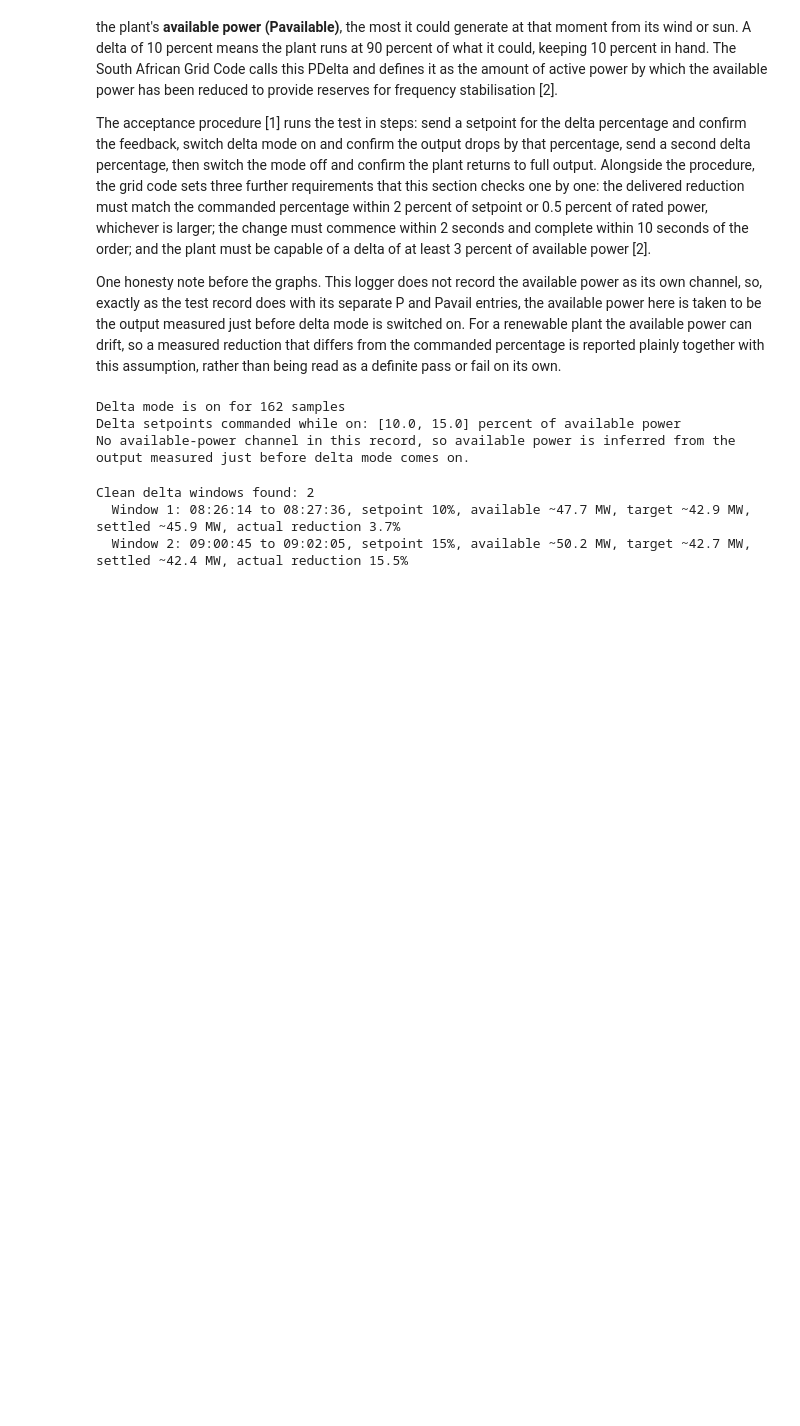
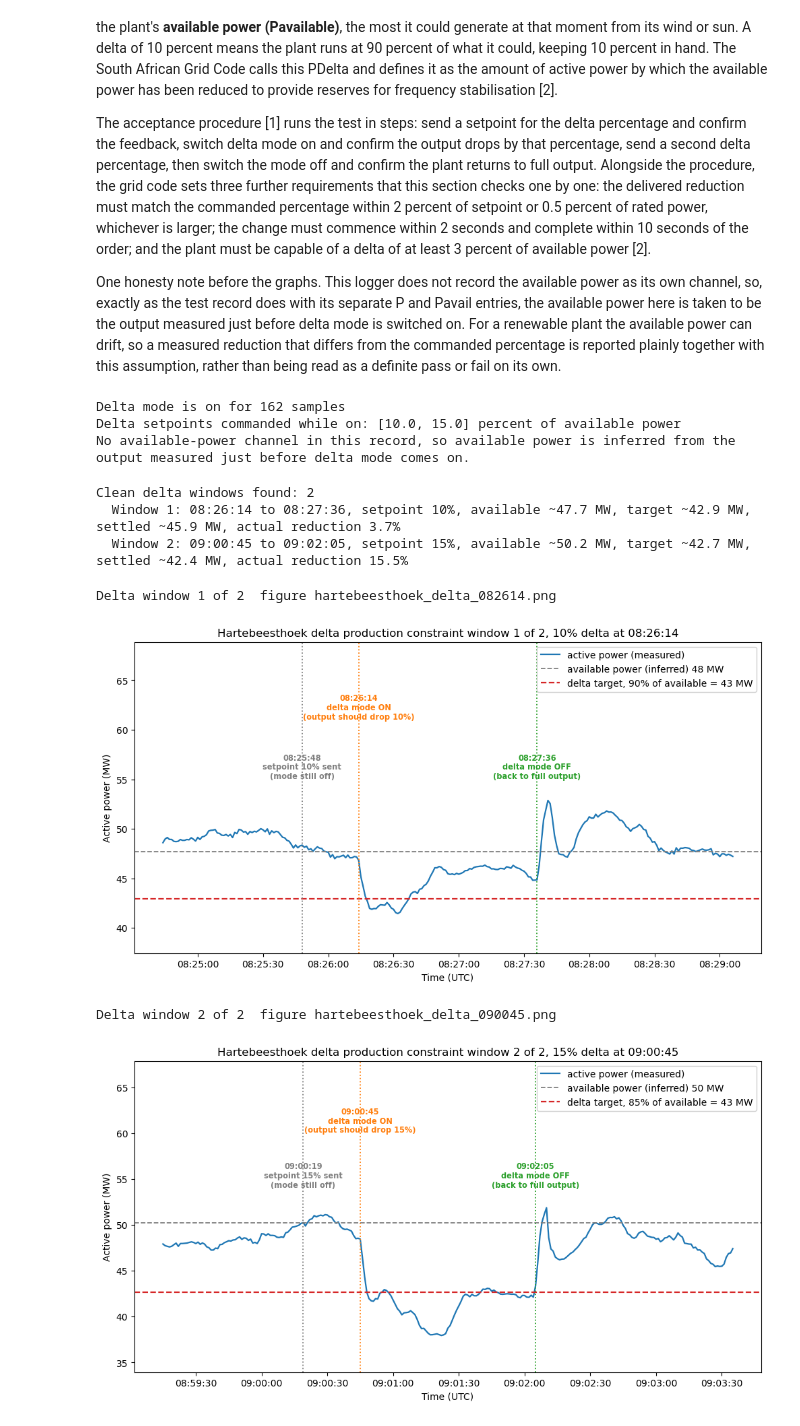
Before and after one commit to ErickChauke/scada-test-visualiser, a Jupyter notebook: notebook.ipynb, the cells around one changed output. Saved outputs shown, nothing was run; the diff lists cells and outputs as text; code cells hidden in the pictures; blank space fills up the shorter version.

Commit message:
draw one graph per delta window with the reduction against the commanded percentage

```diff
--- a/notebook.ipynb
+++ b/notebook.ipynb
@@ -1498,3 +1498,70 @@ if not delta_windows:
 Clean delta windows found: 2
   Window 1: 08:26:14 to 08:27:36, setpoint 10%, available ~47.7 MW, target ~42.9 MW, settled ~45.9 MW, actual reduction 3.7%
   Window 2: 09:00:45 to 09:02:05, setpoint 15%, available ~50.2 MW, target ~42.7 MW, settled ~42.4 MW, actual reduction 15.5%
+# %%
+# =============================================================================
+# DELTA PRODUCTION CONSTRAINT  -  one graph per delta window
+#
+# For each window we draw the measured active power together with two reference levels:
+#   - the available power (the full output just before the mode came on)
+#   - the delta target, which is (100 - delta) percent of available, the level the plant
+#     should settle at while holding the reserve
+# The setpoint-sent, mode-on and mode-off moments are marked with their times. The reader
+# should be able to see the output step down towards the target and recover at mode off,
+# and read off whether it actually reached the target.
+# =============================================================================
+import matplotlib.pyplot as plt
+import matplotlib.dates as mdates
+
+
+def plot_delta_window(w, n, total):
+    win = window_around(w["mode_on"], w["mode_off"])   # padded slice for context
+    power = win[power_col]
+    available = w["available_power"]
+    target = w["target_output"]
+    setpoint = w["setpoint"]
+
+    fig, ax = plt.subplots(figsize=(12, 6))
+    ax.plot(power.index, power, color="#1f77b4", lw=1.6, label="active power (measured)")
+    ax.axhline(available, color="#7f7f7f", ls="--", lw=1.3,
+               label=f"available power (inferred) {available:.0f} MW")
+    ax.axhline(target, color="#d62728", ls="--", lw=1.6,
+               label=f"delta target, {100 - setpoint:.0f}% of available = {target:.0f} MW")
+
+    # mark the procedure moments with their times
+    events = []
+    if (w["setpoint_sent"] is not None
+            and abs(w["setpoint_sent"] - w["mode_on"]) > pd.Timedelta(seconds=2)):
+        events.append((w["setpoint_sent"], "#7f7f7f",
+                       f"{w['setpoint_sent']:%H:%M:%S}\nsetpoint {setpoint:.0f}% sent\n(mode still off)"))
+    events.append((w["mode_on"], "#ff7f0e",
+                   f"{w['mode_on']:%H:%M:%S}\ndelta mode ON\n(output should drop {setpoint:.0f}%)"))
+    events.append((w["mode_off"], "#2ca02c",
+                   f"{w['mode_off']:%H:%M:%S}\ndelta mode OFF\n(back to full output)"))
+    mark_events(ax, events, power.max(), gap=6, fontsize=8.2)
+
+    span = power.max() - power.min()
+    ax.set_ylim(power.min() - max(4, 0.2 * span), power.max() + max(16, 0.9 * span))
+    ax.set_xlabel(f"Time ({TIME_ZONE_LABEL})")
+    ax.set_ylabel("Active power (MW)")
+    ax.set_title(f"{SITE_NAME} delta production constraint window {n} of {total}, "
+                 f"{setpoint:.0f}% delta at {w['mode_on']:%H:%M:%S}")
+    ax.xaxis.set_major_formatter(mdates.DateFormatter("%H:%M:%S"))
+    ax.legend(loc="upper right", framealpha=0.9)
+
+    out_path = OUTPUT_DIR / f"{SITE_SLUG}_delta_{w['mode_on']:%H%M%S}.png"
+    fig.savefig(out_path, dpi=150, bbox_inches="tight")
+    print(f"Delta window {n} of {total}  figure {out_path.name}")
+    plt.show()
+
+
+# One graph per window.
+if not delta_windows:
+    print("No clean delta window to plot.")
+for n, w in enumerate(delta_windows, start=1):
+    plot_delta_window(w, n, len(delta_windows))
+# %% [output]
+Delta window 1 of 2  figure hartebeesthoek_delta_082614.png
+[figure, added]
+Delta window 2 of 2  figure hartebeesthoek_delta_090045.png
+[figure, added]
```
Also changed, not shown: 2 other files.
